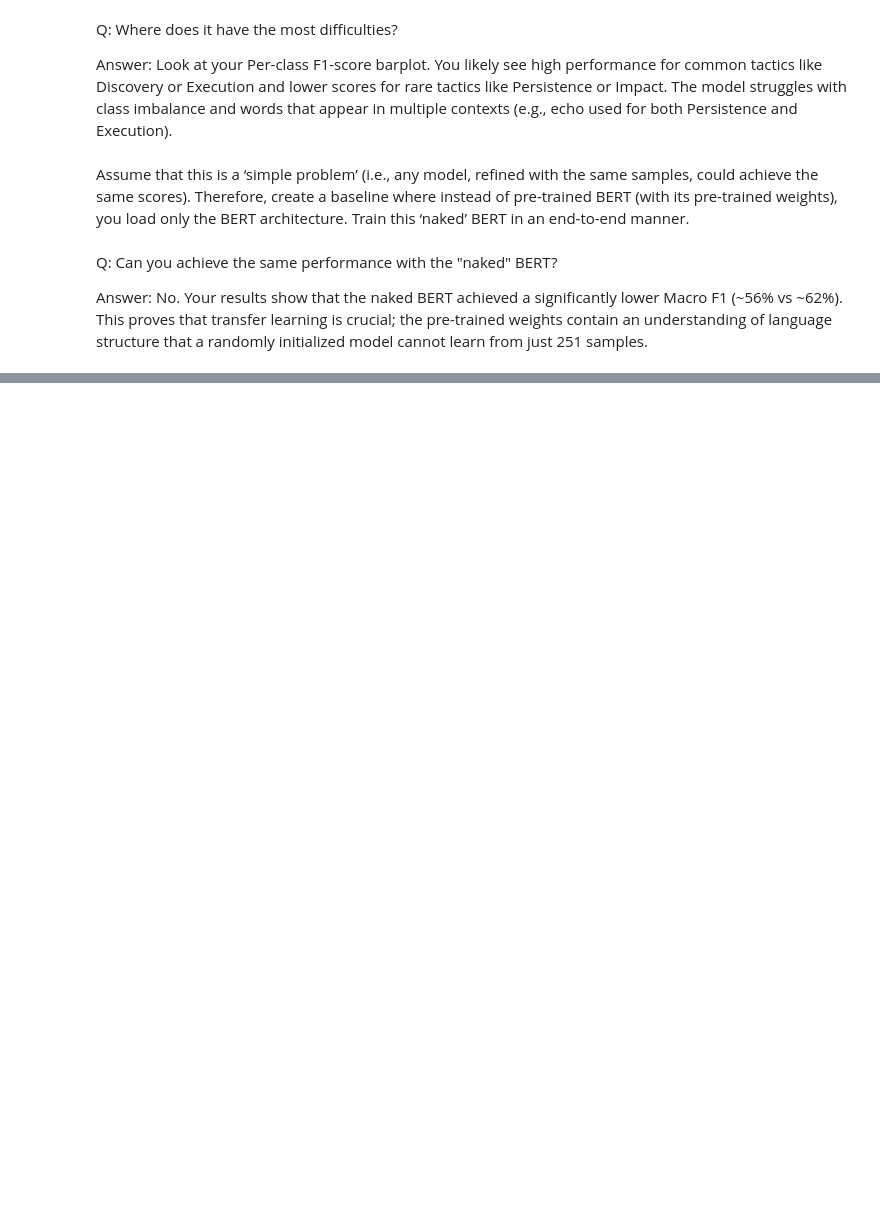
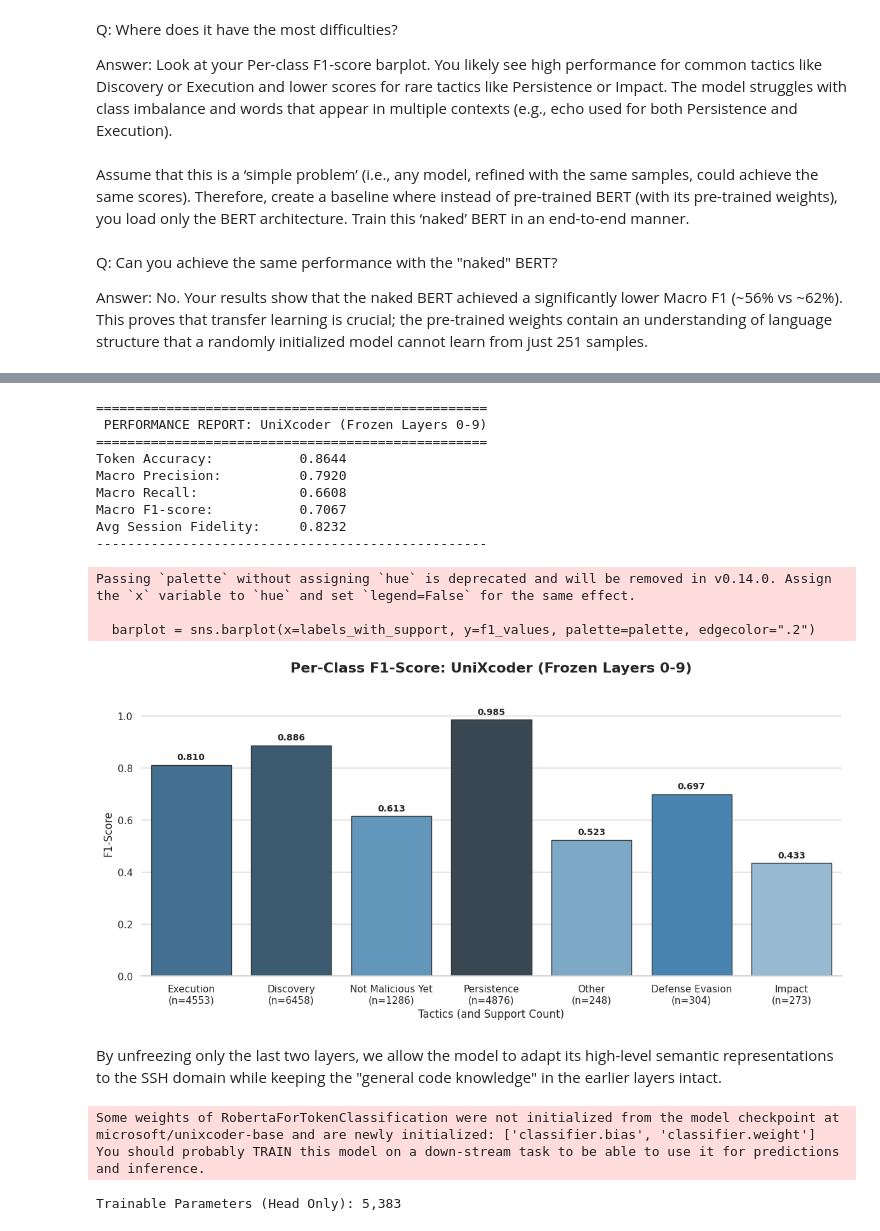
Before and after one commit to RenatoMignone/attack-tactic-recognition-nlp, a Jupyter notebook: lab/notebooks/Task3.ipynb, the cells around one changed output, grey strips where cells are left out. Drawn from its saved outputs; the diff is of its cells as text; code cells hidden in the pictures; blank space fills up the shorter version.

Commit message:
Task 3

```diff
--- a/lab/notebooks/Task3.ipynb
+++ b/lab/notebooks/Task3.ipynb
@@ -875,0 +1102,59 @@ Average session fidelity: 0.6843
+# %%
+# 2. Generate Predictions for the Test Set
+model_frozen_2.eval()
+full_predictions_2, full_labels_2 = [], []
+
+for batch in eval_dataloader:
+    batch = {k: v.to(device) for k, v in batch.items()}
+    with torch.no_grad():
+        outputs = model_frozen_2(**batch)
+
+    predictions = outputs.logits.argmax(dim=-1)
+    # Using your existing postprocess function
+    true_predictions, true_labels = postprocess(predictions, batch["labels"])
+    full_predictions_2 += true_predictions
+    full_labels_2 += true_labels
+# %%
+# 3. Show the detailed Performance Report
+print_classification_report(full_labels_2, full_predictions_2, model_name="UniXcoder (Frozen Layers 0-9)")
+# %% [output]
+==================================================
+ PERFORMANCE REPORT: UniXcoder (Frozen Layers 0-9)
+==================================================
+Token Accuracy:           0.8644
+Macro Precision:          0.7920
+Macro Recall:             0.6608
+Macro F1-score:           0.7067
+Avg Session Fidelity:     0.8232
+--------------------------------------------------
+Passing `palette` without assigning `hue` is deprecated and will be removed in v0.14.0. Assign the `x` variable to `hue` and set `legend=False` for the same effect.
+
+  barplot = sns.barplot(x=labels_with_support, y=f1_values, palette=palette, edgecolor=".2")
+[figure, added]
+# %% [markdown]
+By unfreezing only the last two layers, we allow the model to adapt its high-level semantic representations to the SSH domain while keeping the "general code knowledge" in the earlier layers intact.
+# %%
+model_frozen_head = AutoModelForTokenClassification.from_pretrained(
+    model_checkpoint_ux,
+    num_labels=len(id2label)
+).to(device)
+
+# 1. Freeze EVERYTHING
+for param in model_frozen_head.parameters():
+    param.requires_grad = False
+
+# 2. Unfreeze ONLY the classifier head
+for param in model_frozen_head.classifier.parameters():
+    param.requires_grad = True
+
+trainable_params_head = sum(p.numel() for p in model_frozen_head.parameters() if p.requires_grad)
+print(f"Trainable Parameters (Head Only): {trainable_params_head:,}")
+
+# CRITICAL: We increase the Learning Rate because the encoder is fixed.
+# A higher LR helps the new head align with the frozen features faster.
+optimizer_head = AdamW(model_frozen_head.parameters(), lr=1e-3)
+lr_scheduler_head = get_scheduler("linear", optimizer=optimizer_head, num_warmup_steps=0, num_training_steps=num_training_steps)
+# %% [output]
+Some weights of RobertaForTokenClassification were not initialized from the model checkpoint at microsoft/unixcoder-base and are newly initialized: ['classifier.bias', 'classifier.weight']
+You should probably TRAIN this model on a down-stream task to be able to use it for predictions and inference.
+Trainable Parameters (Head Only): 5,383
```
Also changed, not shown: parts of 33 cells of this notebook.
